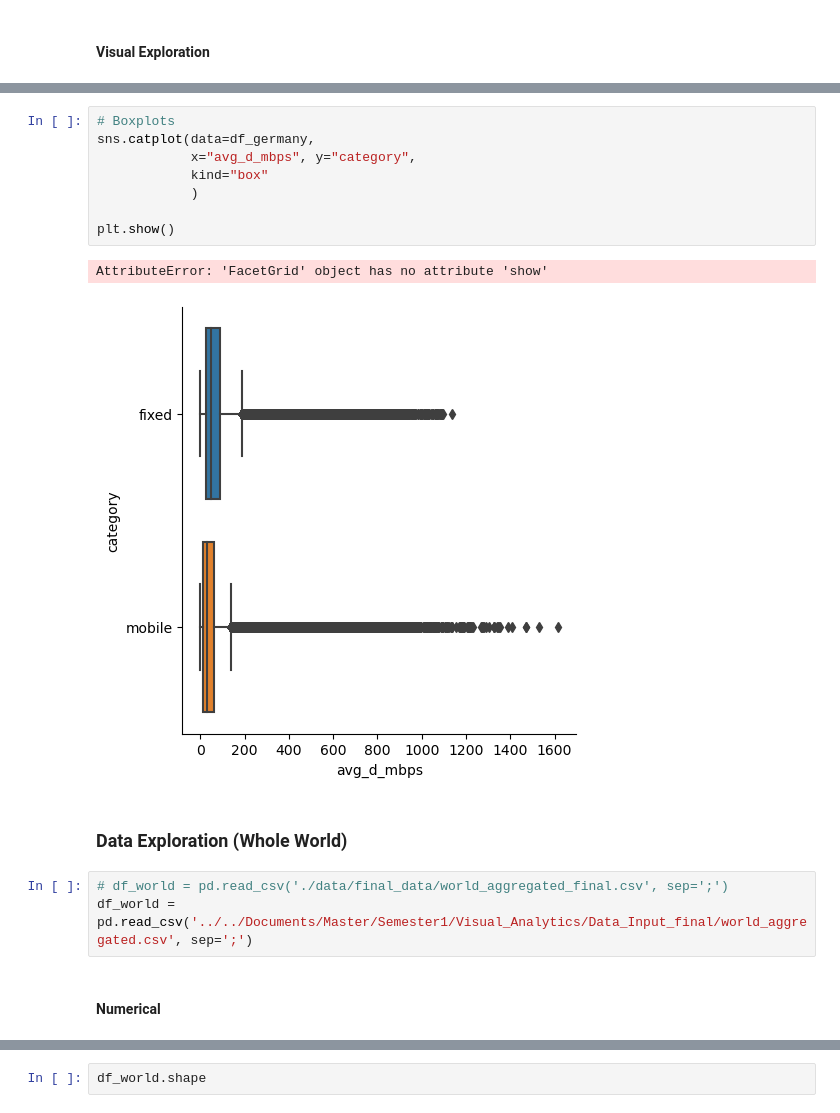
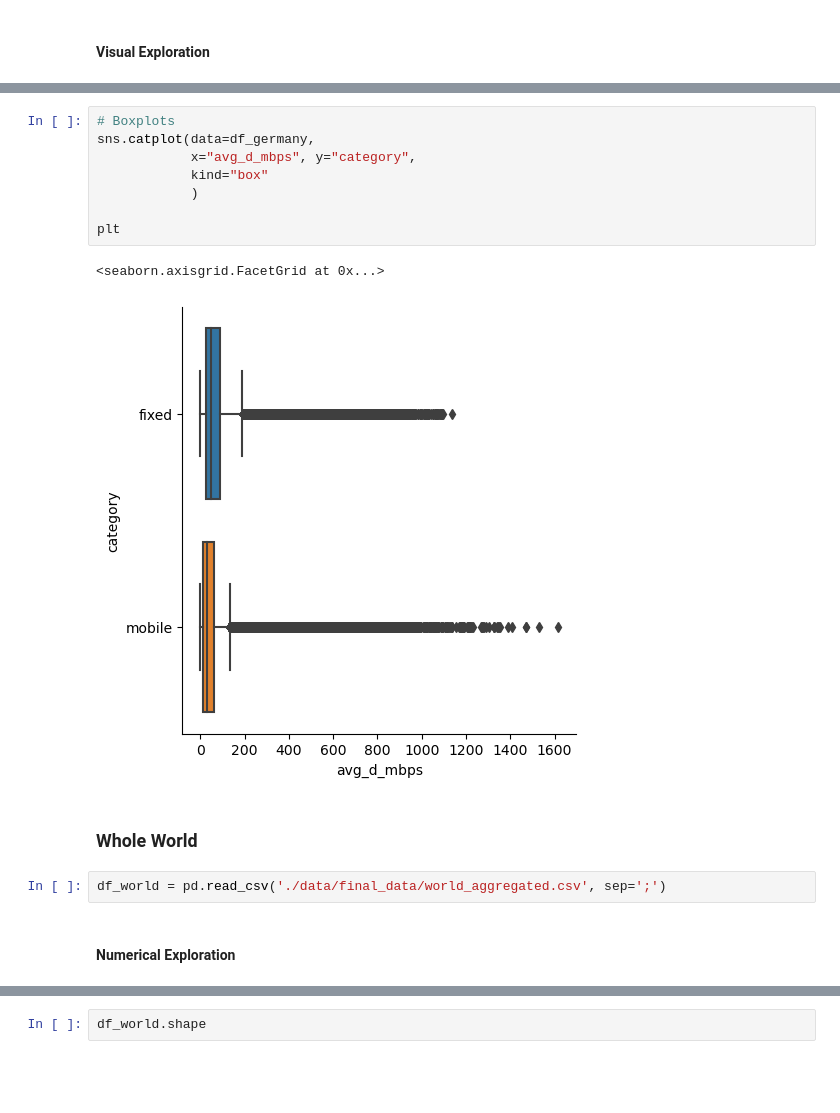
Before and after one commit to alex-bue/visual-analytics-project, a Jupyter notebook: final-cleaning-and-exploration.ipynb, the cells around one changed output, grey strips where cells are left out. Cells and saved outputs as stored; diff of their text form; blank space fills up the shorter version.

```diff
--- a/final-cleaning-and-exploration.ipynb
+++ b/final-cleaning-and-exploration.ipynb
@@ -144,19 +94,18 @@ plt
 # %%
 # Boxplots
 sns.catplot(data=df_germany,
             x="avg_d_mbps", y="category",
             kind="box"
             )
 
-plt.show()
+plt
 # %% [output]
-AttributeError: 'FacetGrid' object has no attribute 'show'
+<seaborn.axisgrid.FacetGrid at 0x...>
-[figure, old version]
+[figure, new version]
 # %% [markdown]
-### Data Exploration (Whole World)
+### Whole World
 # %%
-# df_world = pd.read_csv('./data/final_data/world_aggregated_final.csv', sep=';')
-df_world = pd.read_csv('../../Documents/Master/Semester1/Visual_Analytics/Data_Input_final/world_aggregated.csv', sep=';')
+df_world = pd.read_csv('./data/final_data/world_aggregated.csv', sep=';')
 # %% [markdown]
-#### Numerical
+#### Numerical Exploration
 # %%
```
Also changed, not shown: parts of 27 cells of this notebook, 2 other files.
